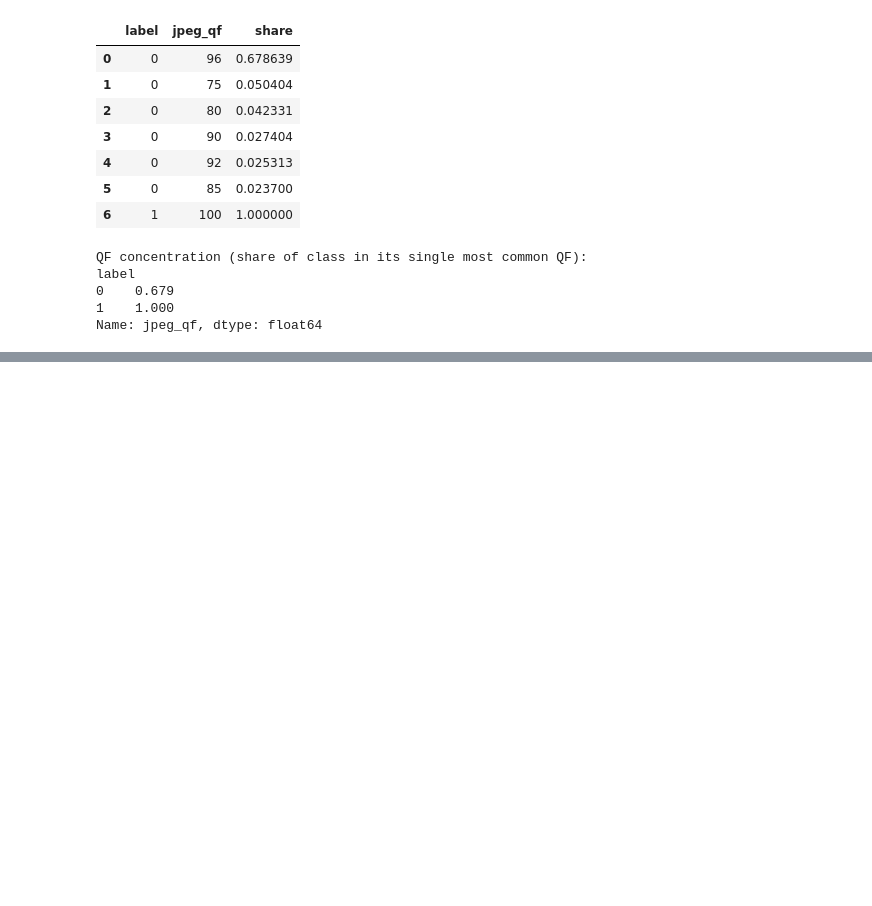
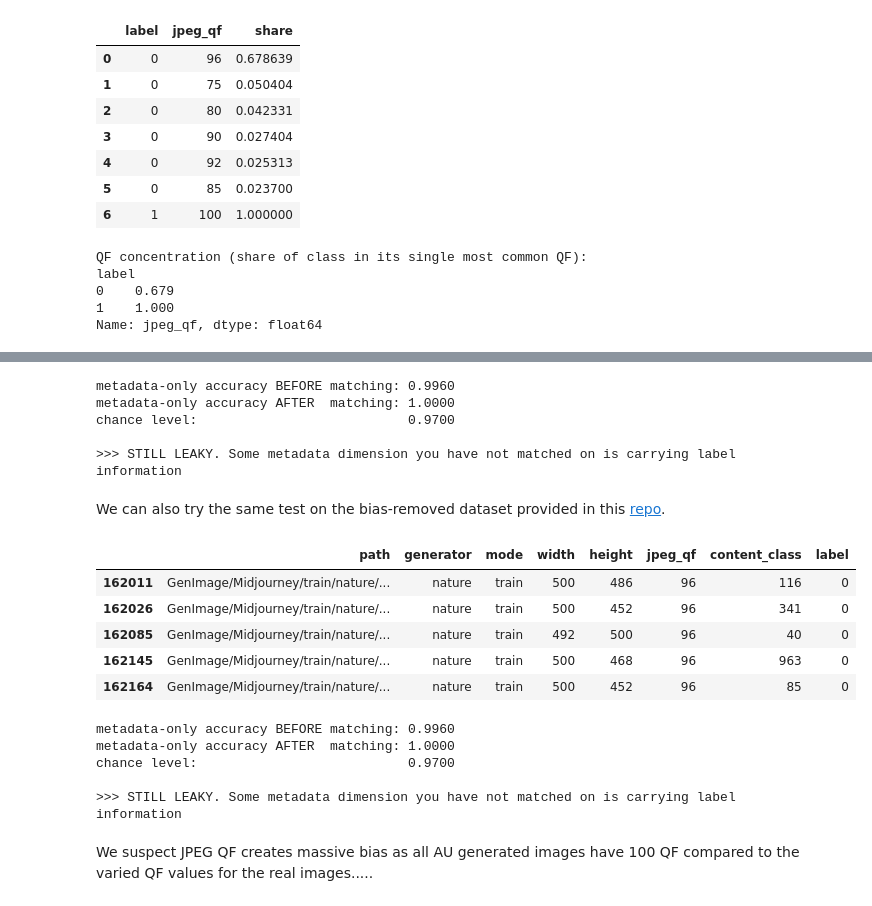
Before and after one commit to vicdotcom/AI_Image_Detector, a Jupyter notebook: notebooks/metadata_EDA.ipynb, the cells around one changed output, grey strips where cells are left out. Saved outputs shown, nothing was run; the diff lists cells and outputs as text; code cells hidden in the pictures; blank space fills up the shorter version.

Commit message:
Bias matching (v1)

```diff
--- a/notebooks/metadata_EDA.ipynb
+++ b/notebooks/metadata_EDA.ipynb
@@ -351,0 +512,46 @@ We find **all** AI generated images have a JPWG QF value if 100 compared to real
+# %%
+## Simple classifier after matching
+acc_after = shortcut_probe(matched)
+print(f"metadata-only accuracy BEFORE matching: {acc_before:.4f}")
+print(f"metadata-only accuracy AFTER  matching: {acc_after:.4f}")
+print(f"chance level:                           {max(matched['label'].mean(), 1-matched['label'].mean()):.4f}")
+
+if acc_after > 0.65:
+    print("\n>>> STILL LEAKY. Some metadata dimension you have not matched on is carrying label information")
+# %% [output]
+metadata-only accuracy BEFORE matching: 0.9960
+metadata-only accuracy AFTER  matching: 1.0000
+chance level:                           0.9700
+
+>>> STILL LEAKY. Some metadata dimension you have not matched on is carrying label information
+# %% [markdown]
+We can also try the same test on the bias-removed dataset provided in this [repo](https://github.com/gendetection/UnbiasedGenImage).
+# %%
+df_unbiased_natural = df[ (df["generator"] == "nature") & (df["width"] >= 450) & (df["height"] >= 450) & (df["width"] <= 550) & (df["height"] <= 550) & (df["jpeg_qf"] == 96)]
+df_unbiased_ai = df[ (df["generator"] == "wukong") ]
+df_unbiased = pd.concat([df_unbiased_natural, df_unbiased_ai])
+
+display(df_unbiased.head())
+# %% [output]
+|  | path | generator | mode | width | height | jpeg_qf | content_class | label |
+| 162011 | GenImage/Midjourney/train/nature/... | nature | train | 500 | 486 | 96 | 116 | 0 |
+| 162026 | GenImage/Midjourney/train/nature/... | nature | train | 500 | 452 | 96 | 341 | 0 |
+| 162085 | GenImage/Midjourney/train/nature/... | nature | train | 492 | 500 | 96 | 40 | 0 |
+| 162145 | GenImage/Midjourney/train/nature/... | nature | train | 500 | 468 | 96 | 963 | 0 |
+| 162164 | GenImage/Midjourney/train/nature/... | nature | train | 500 | 452 | 96 | 85 | 0 |
+# %%
+acc_after = shortcut_probe(df_unbiased)
+print(f"metadata-only accuracy BEFORE matching: {acc_before:.4f}")
+print(f"metadata-only accuracy AFTER  matching: {acc_after:.4f}")
+print(f"chance level:                           {max(matched['label'].mean(), 1-matched['label'].mean()):.4f}")
+
+if acc_after > 0.65:
+    print("\n>>> STILL LEAKY. Some metadata dimension you have not matched on is carrying label information")
+# %% [output]
+metadata-only accuracy BEFORE matching: 0.9960
+metadata-only accuracy AFTER  matching: 1.0000
+chance level:                           0.9700
+
+>>> STILL LEAKY. Some metadata dimension you have not matched on is carrying label information
+# %% [markdown]
+We suspect JPEG QF creates massive bias as all AU generated images have 100 QF compared to the varied QF values for the real images.....
```
Also changed, not shown: parts of 15 cells of this notebook, 3 other files.
